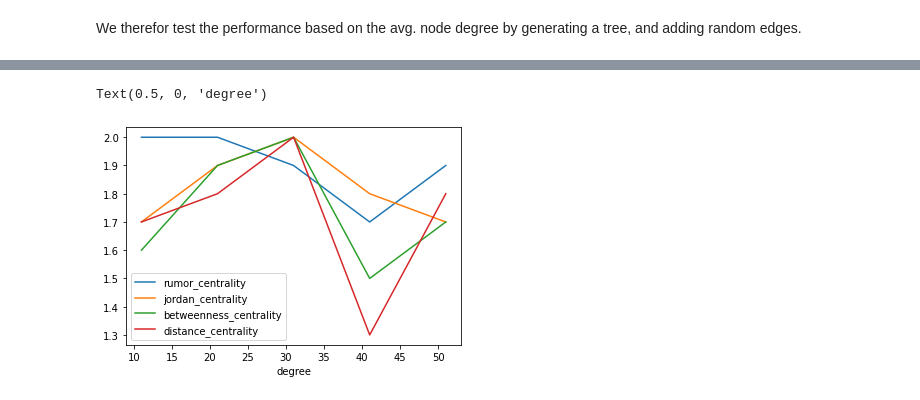
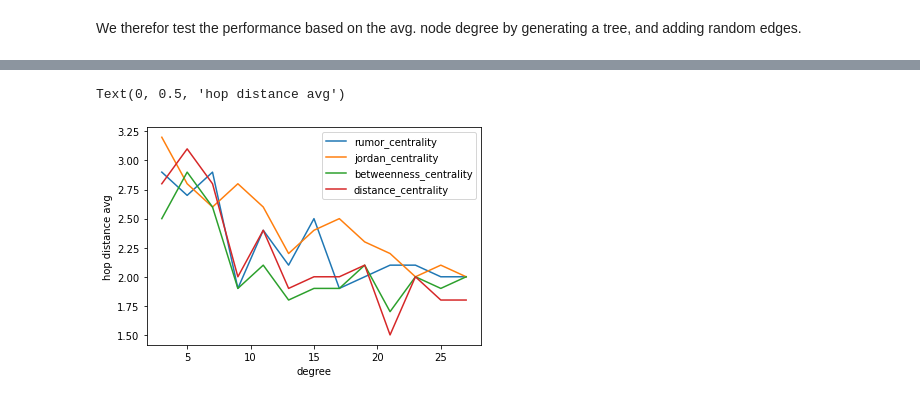
Before and after one commit to Paulpanther/info-flow, a Jupyter notebook: Reproduce Paper Results.ipynb, the cells around one changed output, grey strips where cells are left out. Saved outputs shown, nothing was run; the diff lists cells and outputs as text; code cells hidden in the pictures.

```diff
--- a/Reproduce Paper Results.ipynb
+++ b/Reproduce Paper Results.ipynb
@@ -387,7 +387,7 @@ while 1:
     edge_count += 1
     current_degree = edge_count / node_count
     diff = current_degree - initial_degree
-    if diff > 10:
+    if diff > 2:
         print(current_degree)
         sample_results = []
         for _ in range(10):
@@ -402,6 +402,6 @@ while 1:
         results.append((current_degree, sample_results))
 
         initial_degree = current_degree
-    if current_degree > 400:
+    if current_degree > 50:
         break
 # %% [output]
@@ -426,9 +434,9 @@ for degree, r in results:
 # %%
 for k, averages in averages_over_time.items():
     plt.plot([r[0] for r in results], averages, label=k)
 plt.legend()
 plt.xlabel("degree")
-plt.ylabel("degree")
+plt.ylabel("hop distance avg")
 # %% [output]
-Text(0.5, 0, 'degree')
+Text(0, 0.5, 'hop distance avg')
-[figure, old version]
+[figure, new version]
```
Also changed, not shown: parts of 1 cell of this notebook.
